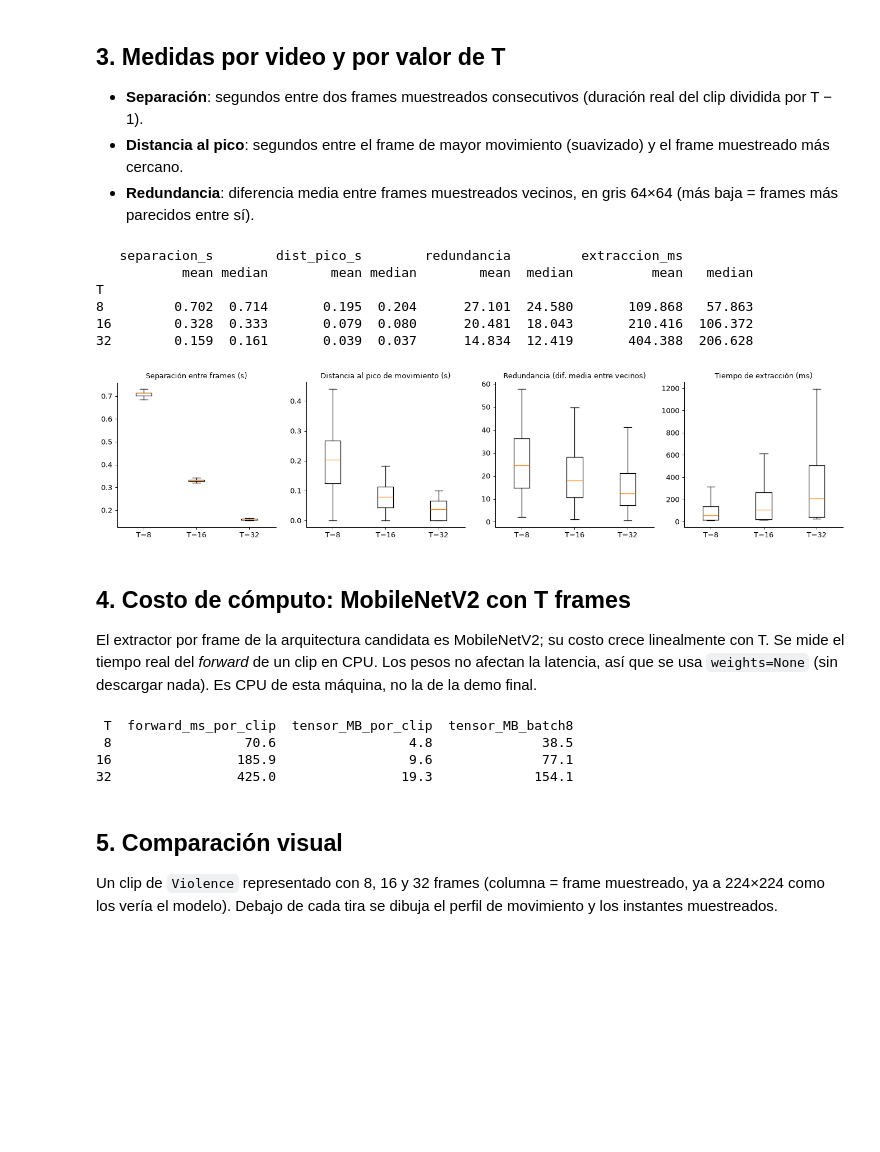
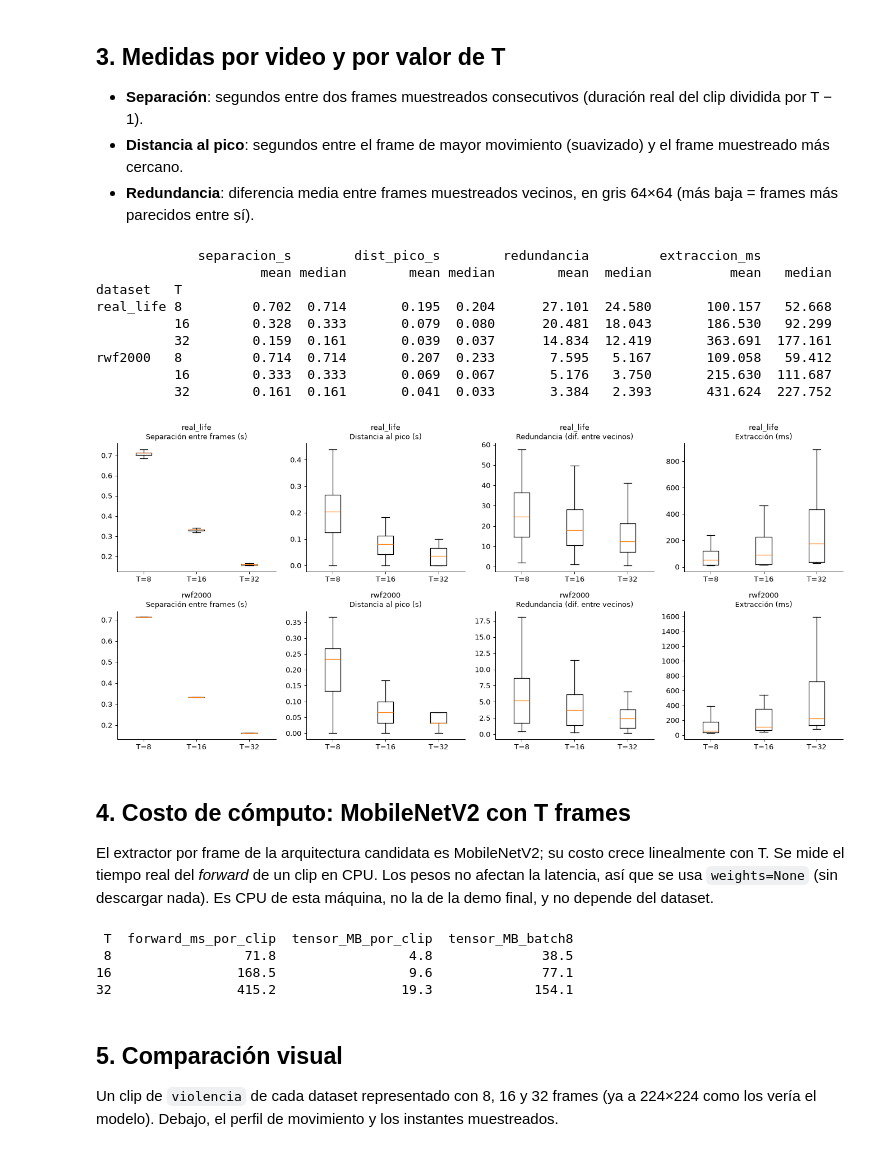
Before and after one commit to ary10220/Security, a Jupyter notebook: notebooks/03_comparar_frames.ipynb, the cells around one changed output. Saved outputs shown, nothing was run; the diff lists cells and outputs as text; code cells hidden in the pictures; blank space fills up the shorter version.

Commit message:
feat(notebook): comparar frames en ambos datasets

```diff
--- a/notebooks/03_comparar_frames.ipynb
+++ b/notebooks/03_comparar_frames.ipynb
@@ -120,11 +131,8 @@ for _, v in muestra.iterrows():
     pico = int(np.argmax(suavizar(mov, int(round(fps * 0.5)))))
     for n in VALORES_T:
         idx = indices_muestreados(total, n)
-        # Redundancia: diferencia entre frames muestreados vecinos. Se
-        # reutiliza el perfil solo para la distancia; para la redundancia
-        # hay que releer esos frames, por eso se usa extract_frames abajo.
         filas.append({
-            "clase": v["clase"], "ruta": v["ruta"], "T": n,
+            "dataset": v["dataset"], "clase": v["clase"], "ruta": v["ruta"], "T": n,
             "separacion_s": (total / fps) / (n - 1),
             "dist_pico_s": float(np.abs(idx - pico).min() / fps),
         })
@@ -144,39 +152,44 @@ for _, v in muestra.iterrows():
 res["redundancia"] = red
 res["extraccion_ms"] = np.array(tiempos) * 1000
 
-tabla = res.groupby("T")[["separacion_s", "dist_pico_s", "redundancia", "extraccion_ms"]].agg(
+tabla = res.groupby(["dataset", "T"])[["separacion_s", "dist_pico_s", "redundancia", "extraccion_ms"]].agg(
     ["mean", "median"]).round(3)
 print(tabla.to_string())
 # %% [output]
-   separacion_s        dist_pico_s        redundancia         extraccion_ms
-           mean median        mean median        mean  median          mean   median
-T
-8         0.702  0.714       0.195  0.204      27.101  24.580       109.868   57.863
-16        0.328  0.333       0.079  0.080      20.481  18.043       210.416  106.372
-32        0.159  0.161       0.039  0.037      14.834  12.419       404.388  206.628
+             separacion_s        dist_pico_s        redundancia         extraccion_ms
+                     mean median        mean median        mean  median          mean   median
+dataset   T
+real_life 8         0.702  0.714       0.195  0.204      27.101  24.580       100.157   52.668
+          16        0.328  0.333       0.079  0.080      20.481  18.043       186.530   92.299
+          32        0.159  0.161       0.039  0.037      14.834  12.419       363.691  177.161
+rwf2000   8         0.714  0.714       0.207  0.233       7.595   5.167       109.058   59.412
+          16        0.333  0.333       0.069  0.067       5.176   3.750       215.630  111.687
+          32        0.161  0.161       0.041  0.033       3.384   2.393       431.624  227.752
 # %%
-fig, ejes = plt.subplots(1, 4, figsize=(15, 3.6))
-for ax, col, titulo in zip(
-        ejes,
-        ["separacion_s", "dist_pico_s", "redundancia", "extraccion_ms"],
-        ["Separación entre frames (s)", "Distancia al pico de movimiento (s)",
-         "Redundancia (dif. media entre vecinos)", "Tiempo de extracción (ms)"]):
-    datos = [res.loc[res["T"] == n, col] for n in VALORES_T]
-    ax.boxplot(datos, tick_labels=[f"T={n}" for n in VALORES_T], showfliers=False)
-    ax.set_title(titulo, fontsize=10)
+fig, ejes = plt.subplots(len(DATASETS), 4, figsize=(15, 3.4 * len(DATASETS)), squeeze=False)
+for fila, ds in enumerate(DATASETS):
+    d = res[res["dataset"] == ds]
+    for ax, col, titulo in zip(
+            ejes[fila],
+            ["separacion_s", "dist_pico_s", "redundancia", "extraccion_ms"],
+            ["Separación entre frames (s)", "Distancia al pico (s)",
+             "Redundancia (dif. entre vecinos)", "Extracción (ms)"]):
+        ax.boxplot([d.loc[d["T"] == n, col] for n in VALORES_T],
+                   tick_labels=[f"T={n}" for n in VALORES_T], showfliers=False)
+        ax.set_title(f"{ds}\n{titulo}", fontsize=10)
 plt.tight_layout()
 plt.show()
 # %% [output]
-[figure, old version]
+[figure, new version]
 # %% [markdown]
 ## 4. Costo de cómputo: MobileNetV2 con T frames
 
 El extractor por frame de la arquitectura candidata es MobileNetV2; su costo
 crece linealmente con T. Se mide el tiempo real del *forward* de un clip en
 CPU. Los pesos no afectan la latencia, así que se usa `weights=None` (sin
-descargar nada). Es CPU de esta máquina, no la de la demo final.
+descargar nada). Es CPU de esta máquina, no la de la demo final, y no depende
+del dataset.
 # %%
-torch.set_num_threads(max(1, torch.get_num_threads()))
 backbone = mobilenet_v2(weights=None).features.eval()
 
 costo = []
@@ -199,13 +212,13 @@ costo = pd.DataFrame(costo)
 print(costo.to_string(index=False))
 # %% [output]
  T  forward_ms_por_clip  tensor_MB_por_clip  tensor_MB_batch8
- 8                 70.6                 4.8              38.5
-16                185.9                 9.6              77.1
-32                425.0                19.3             154.1
+ 8                 71.8                 4.8              38.5
+16                168.5                 9.6              77.1
+32                415.2                19.3             154.1
 # %% [markdown]
 ## 5. Comparación visual
 
-Un clip de `Violence` representado con 8, 16 y 32 frames (columna = frame
-muestreado, ya a 224×224 como los vería el modelo). Debajo de cada tira se
-dibuja el perfil de movimiento y los instantes muestreados.
+Un clip de `violencia` de cada dataset representado con 8, 16 y 32 frames (ya a
+224×224 como los vería el modelo). Debajo, el perfil de movimiento y los
+instantes muestreados.
 # %%
```
Also changed, not shown: parts of 5 cells of this notebook.
